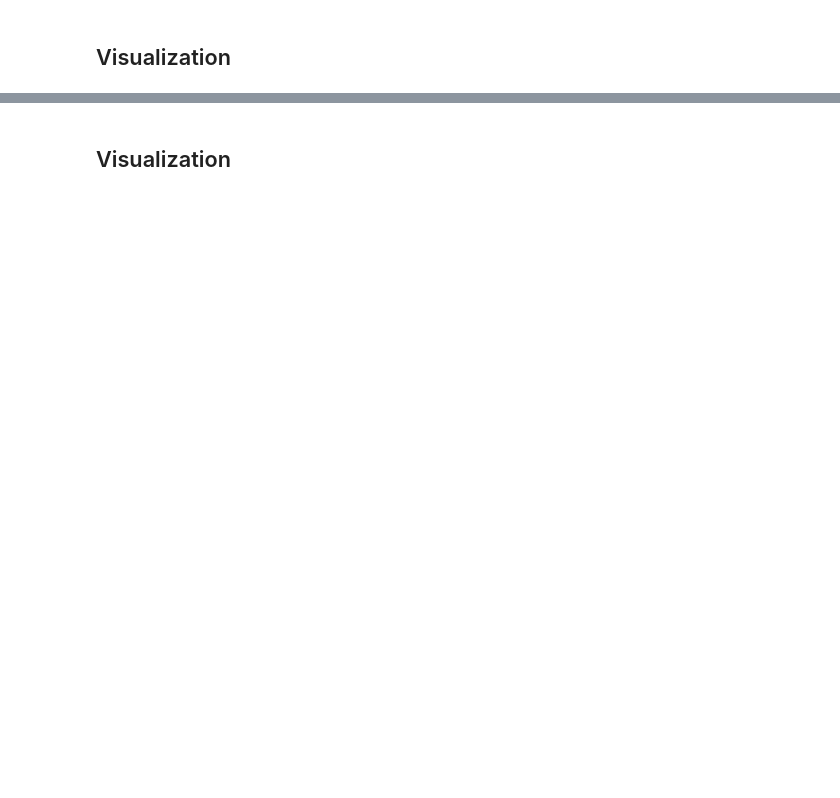
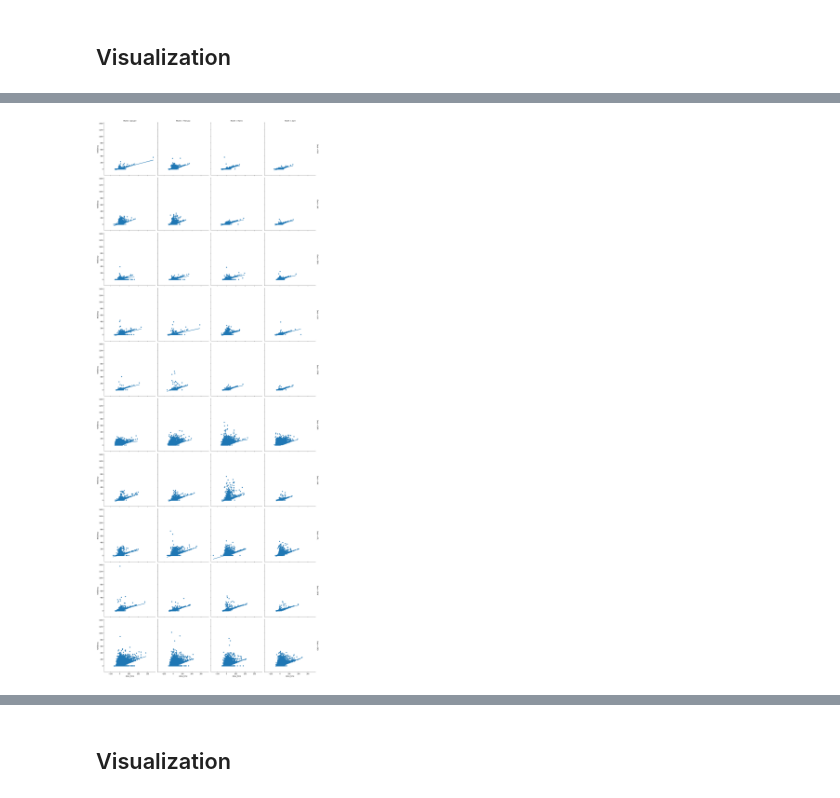
Before and after one commit to ssarrayya/alx-udacity_data-visualization, a Jupyter notebook: Part_I_exploration_template.ipynb, the cells around one changed output, grey strips where cells are left out. Saved outputs shown, nothing was run; the diff lists cells and outputs as text; code cells hidden in the pictures; blank space fills up the shorter version.

```diff
--- a/Part_I_exploration_template.ipynb
+++ b/Part_I_exploration_template.ipynb
@@ -685,0 +690,4 @@ your work in the previous sections.
+# %%
+# picking the top 10 destinations and adding them to a list
+order = flight_dets['Dest'].value_counts()[:10].index.tolist()
+order
@@ -685,0 +696,4 @@ your work in the previous sections.
+# %%
+# selecting records with the top destinations
+top_dest = flight_dets.loc[flight_dets.apply(lambda x: x.Dest in order, axis=1)]
+top_dest
@@ -685,0 +714,6 @@ your work in the previous sections.
+# %%
+# plotting the data
+g = sb.FacetGrid(data = top_dest, row = 'Dest', col = 'Month', height = 5, margin_titles = True)
+g.map(sb.regplot, 'delay_time', 'NASDelay');
+# %% [output]
+[figure, added]
```
Also changed, not shown: parts of 29 cells of this notebook.
